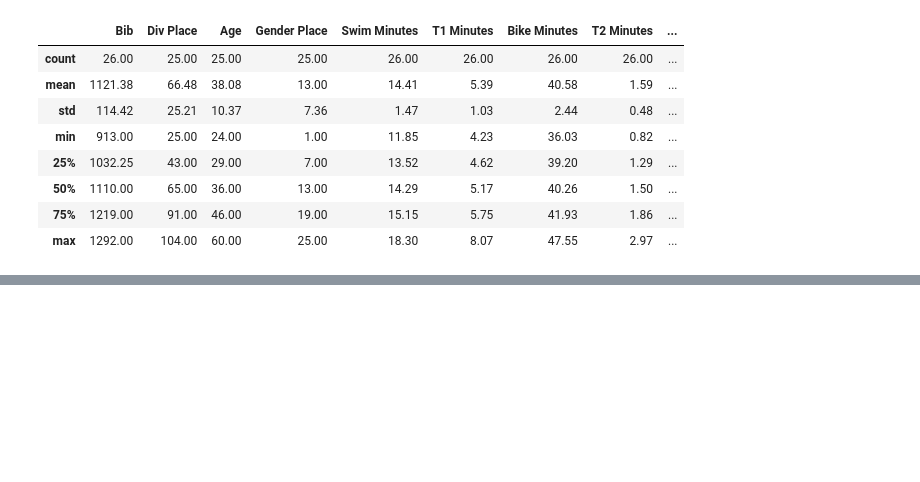
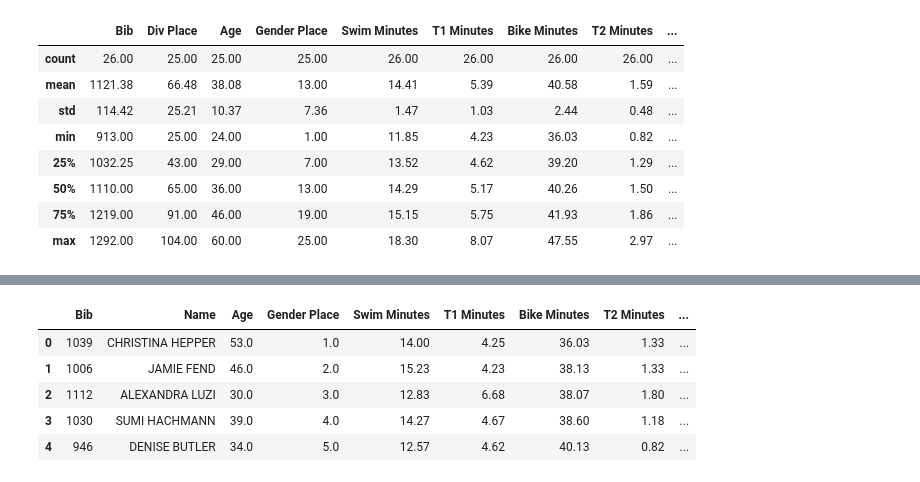
Before and after one commit to CBlumini/Triathalon_tracker, a Jupyter notebook: tri_analyzer.ipynb, the cells around one changed output, grey strips where cells are left out. Drawn from its saved outputs; the diff is of its cells as text; code cells hidden in the pictures; blank space fills up the shorter version.

```diff
--- a/tri_analyzer.ipynb
+++ b/tri_analyzer.ipynb
@@ -84,0 +133,10 @@ data.loc[index, ["Name", "Age", "Gender Place", "Swim Minutes", "T1 Minutes", "B
+# %%
+reduced = merged.drop(merged.columns[[2,3,4,5,6,7,8,9,10,11,13,14]], axis=1)
+reduced.head()
+# %% [output]
+|  | Bib | Name | Age | Gender Place | Swim Minutes | T1 Minutes | Bike Minutes | T2 Minutes | ... |
+| 0 | 1039 | CHRISTINA HEPPER | 53.0 | 1.0 | 14.00 | 4.25 | 36.03 | 1.33 | ... |
+| 1 | 1006 | JAMIE FEND | 46.0 | 2.0 | 15.23 | 4.23 | 38.13 | 1.33 | ... |
+| 2 | 1112 | ALEXANDRA LUZI | 30.0 | 3.0 | 12.83 | 6.68 | 38.07 | 1.80 | ... |
+| 3 | 1030 | SUMI HACHMANN | 39.0 | 4.0 | 14.27 | 4.67 | 38.60 | 1.18 | ... |
+| 4 | 946 | DENISE BUTLER | 34.0 | 5.0 | 12.57 | 4.62 | 40.13 | 0.82 | ... |
```
Also changed, not shown: parts of 10 cells of this notebook.
